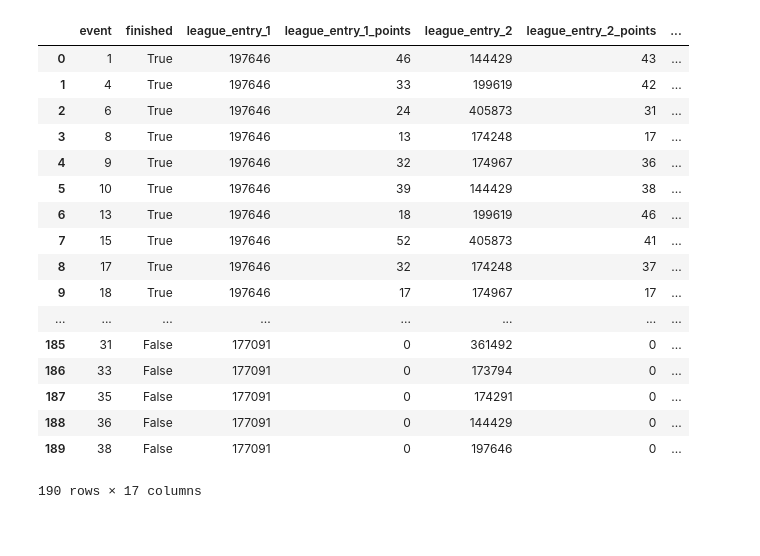
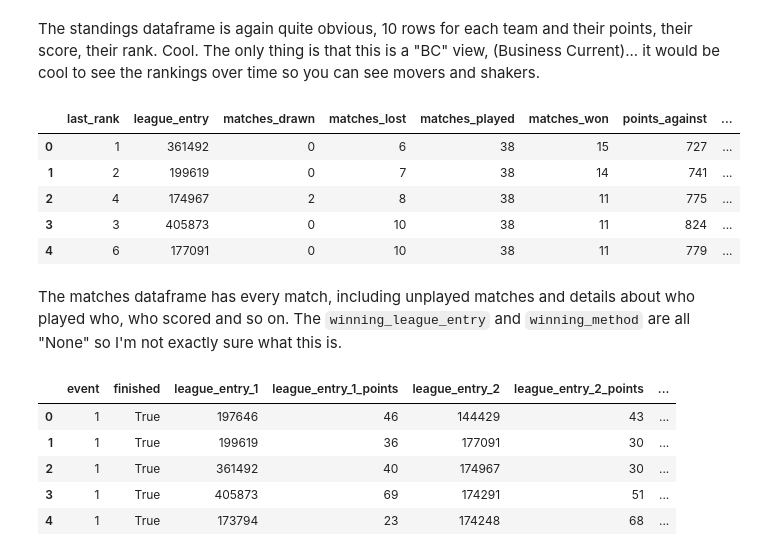
Before and after one commit to leej11/fpl_draft_league, a Jupyter notebook: fpl_draft_lague.ipynb, the cells around one changed output. Saved outputs shown, nothing was run; the diff lists cells and outputs as text; code cells hidden in the pictures; blank space fills up the shorter version.

```diff
--- a/fpl_draft_lague.ipynb
+++ b/fpl_draft_lague.ipynb
@@ -60,23 +34,22 @@ matches_df[matches_df['event'] == 1]
-# %%
-# Get list of matches with player names
-clean_df = pd.merge(matches_df, league_entry_df, left_on='league_entry_1', right_on='id')
-clean_df
-# %% [output]
-|  | event | finished | league_entry_1 | league_entry_1_points | league_entry_2 | league_entry_2_points | ... |
-| 0 | 1 | True | 197646 | 46 | 144429 | 43 | ... |
-| 1 | 4 | True | 197646 | 33 | 199619 | 42 | ... |
-| 2 | 6 | True | 197646 | 24 | 405873 | 31 | ... |
-| 3 | 8 | True | 197646 | 13 | 174248 | 17 | ... |
-| 4 | 9 | True | 197646 | 32 | 174967 | 36 | ... |
-| 5 | 10 | True | 197646 | 39 | 144429 | 38 | ... |
-| 6 | 13 | True | 197646 | 18 | 199619 | 46 | ... |
-| 7 | 15 | True | 197646 | 52 | 405873 | 41 | ... |
-| 8 | 17 | True | 197646 | 32 | 174248 | 37 | ... |
-| 9 | 18 | True | 197646 | 17 | 174967 | 17 | ... |
-| ... | ... | ... | ... | ... | ... | ... | ... |
-| 185 | 31 | False | 177091 | 0 | 361492 | 0 | ... |
-| 186 | 33 | False | 177091 | 0 | 173794 | 0 | ... |
-| 187 | 35 | False | 177091 | 0 | 174291 | 0 | ... |
-| 188 | 36 | False | 177091 | 0 | 144429 | 0 | ... |
-| 189 | 38 | False | 177091 | 0 | 197646 | 0 | ... |
-190 rows × 17 columns
+# %% [markdown]
+The standings dataframe is again quite obvious, 10 rows for each team and their points, their score, their rank. Cool. The only thing is that this is a "BC" view, (Business Current)... it would be cool to see the rankings over time so you can see movers and shakers.
+# %%
+standings_df.head()
+# %% [output]
+|  | last_rank | league_entry | matches_drawn | matches_lost | matches_played | matches_won | points_against | ... |
+| 0 | 1 | 361492 | 0 | 6 | 38 | 15 | 727 | ... |
+| 1 | 2 | 199619 | 0 | 7 | 38 | 14 | 741 | ... |
+| 2 | 4 | 174967 | 2 | 8 | 38 | 11 | 775 | ... |
+| 3 | 3 | 405873 | 0 | 10 | 38 | 11 | 824 | ... |
+| 4 | 6 | 177091 | 0 | 10 | 38 | 11 | 779 | ... |
+# %% [markdown]
+The matches dataframe has every match, including unplayed matches and details about who played who, who scored and so on. The `winning_league_entry` and `winning_method` are all "None" so I'm not exactly sure what this is.
+# %%
+matches_df.head()
+# %% [output]
+|  | event | finished | league_entry_1 | league_entry_1_points | league_entry_2 | league_entry_2_points | ... |
+| 0 | 1 | True | 197646 | 46 | 144429 | 43 | ... |
+| 1 | 1 | True | 199619 | 36 | 177091 | 30 | ... |
+| 2 | 1 | True | 361492 | 40 | 174967 | 30 | ... |
+| 3 | 1 | True | 405873 | 69 | 174291 | 51 | ... |
+| 4 | 1 | True | 173794 | 23 | 174248 | 68 | ... |
```
Also changed, not shown: parts of 19 cells of this notebook, 5 other files.
